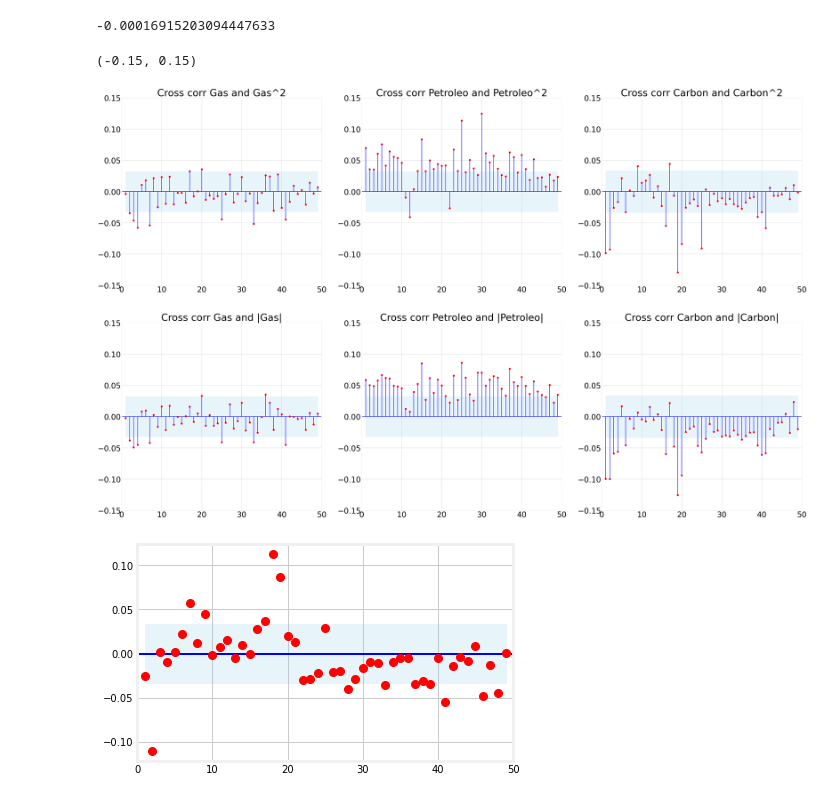
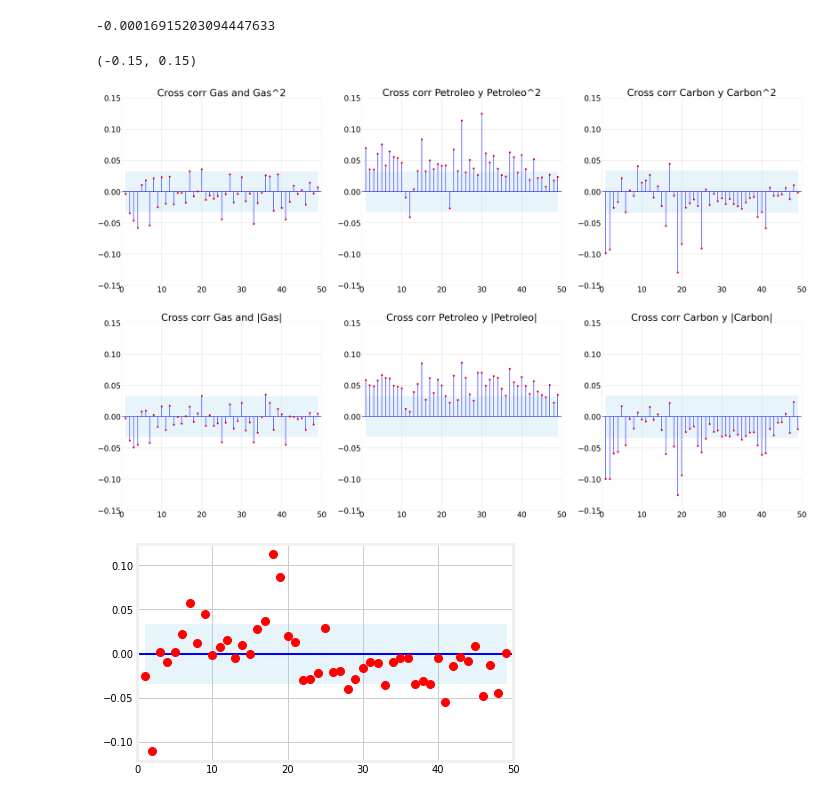
Before and after one commit to Cesuuur/energy-market-analysis, a Jupyter notebook: CompoundReturnAnalisys.ipynb, the cells around one changed output. Saved outputs shown, nothing was run; the diff lists cells and outputs as text; code cells hidden in the pictures.

```diff
--- a/CompoundReturnAnalisys.ipynb
+++ b/CompoundReturnAnalisys.ipynb
@@ -563,7 +563,7 @@ for a in [1, 5, 10, 20, 40]:
     ax[0].plot(aX, array, label='lag={0}'.format(a))
     ax[0].legend(prop={'size': 45})
     plot_max(aX, array, ax[0])
-ax[0].set_title('Gas')
+ax[0].set_title('Gas', fontsize = 45)
 ax[0].set_facecolor('w')
 ax[0].tick_params(axis='both', labelsize=35)
 ax[0].set_ylim(0, .175)
@@ -578,7 +578,7 @@ for a in [1, 5, 10, 20, 40]:
     ax[1].plot(aX, array, label='lag={0}'.format(a))
     ax[1].legend(prop={'size': 45})
     plot_max(aX, array, ax[1])
-ax[1].set_title('Petroleo')
+ax[1].set_title('Petroleo', fontsize = 45)
 ax[1].set_facecolor('w')
 ax[1].tick_params(axis='both', labelsize=35)
 ax[1].set_ylim(0, .3)
@@ -593,7 +593,7 @@ for a in [1, 5, 10, 20, 40]:
     ax[2].plot(aX, array, label='lag={0}'.format(a))
     ax[2].legend(prop={'size': 45})
     plot_max(aX, array, ax[2])
-ax[2].set_title('Carbon')
+ax[2].set_title('Carbon', fontsize = 45)
 ax[2].set_facecolor('w')
 ax[2].tick_params(axis='both', labelsize=35)
 ax[1].set_ylim(0, .3)
@@ -686,38 +689,38 @@ def plot_cross_corr(x, y, ax):
 # %%
 fig, ax = plt.subplots(figsize = (50, 35), nrows=2, ncols=3)
 
 # GAS ########################################################
 plot_cross_corr(gas_return, np.square(gas_return), ax[0,0])
 ax[0,0].set_title('Cross corr Gas and Gas^2', fontsize = 45)
 ax[0,0].tick_params(axis='both', labelsize=35)
 ax[0,0].set_ylim([-0.15, 0.15])
 plot_cross_corr(gas_return, np.absolute(gas_return), ax[1,0])
 ax[1,0].set_title('Cross corr Gas and |Gas|', fontsize = 45)
 ax[1,0].tick_params(axis='both', labelsize=35)
 ax[1,0].set_ylim([-0.15, 0.15])
 
 # PETROLEO ###################################################
 plot_cross_corr(petroleo_return, np.square(petroleo_return), ax[0,1])
-ax[0,1].set_title('Cross corr Petroleo and Petroleo^2', fontsize = 45)
+ax[0,1].set_title('Cross corr Petroleo y Petroleo^2', fontsize = 45)
 ax[0,1].tick_params(axis='both', labelsize=35)
 ax[0,1].set_ylim([-0.15, 0.15])
 plot_cross_corr(petroleo_return, np.absolute(petroleo_return), ax[1,1])
-ax[1,1].set_title('Cross corr Petroleo and |Petroleo|', fontsize = 45)
+ax[1,1].set_title('Cross corr Petroleo y |Petroleo|', fontsize = 45)
 ax[1,1].tick_params(axis='both', labelsize=35)
 ax[1,1].set_ylim([-0.15, 0.15])
 
 # CARBON ######################################################
 plot_cross_corr(carbon_return, np.square(carbon_return), ax[0,2])
-ax[0,2].set_title('Cross corr Carbon and Carbon^2', fontsize = 45)
+ax[0,2].set_title('Cross corr Carbon y Carbon^2', fontsize = 45)
 ax[0,2].tick_params(axis='both', labelsize=35)
 ax[0,2].set_ylim([-0.15, 0.15])
 plot_cross_corr(carbon_return, np.absolute(carbon_return), ax[1,2])
-ax[1,2].set_title('Cross corr Carbon and |Carbon|', fontsize = 45)
+ax[1,2].set_title('Cross corr Carbon y |Carbon|', fontsize = 45)
 ax[1,2].tick_params(axis='both', labelsize=35)
 ax[1,2].set_ylim([-0.15, 0.15])
 # %% [output]
 (-0.15, 0.15)
-[figure, old version]
+[figure, new version]
 # %%
 def plot_ccf(x, y, ax):
   '''
```
Also changed, not shown: parts of 1 cell of this notebook.
